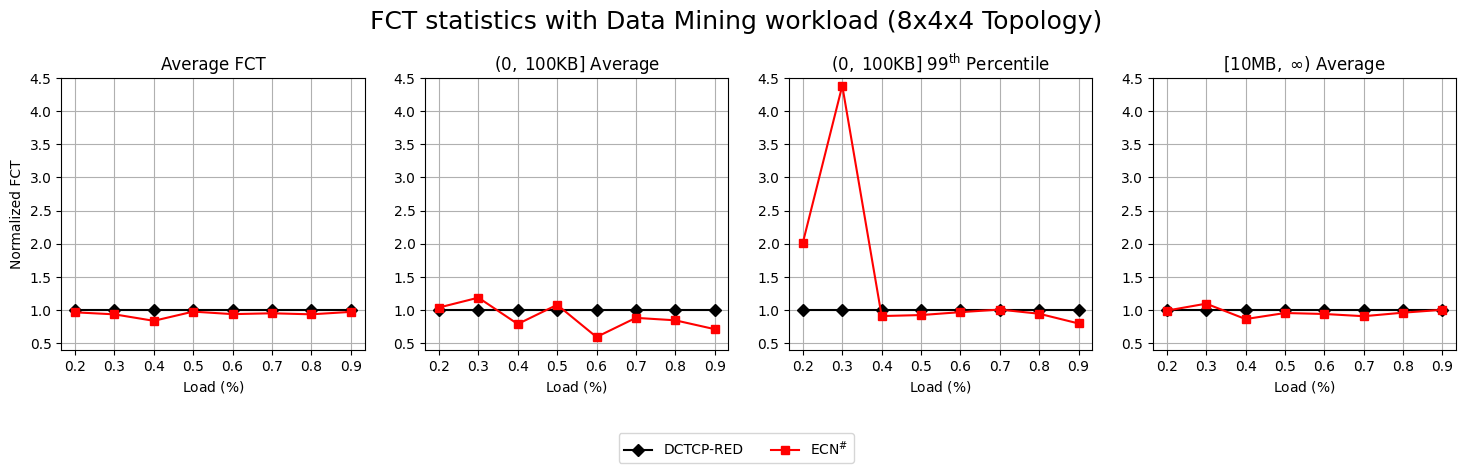
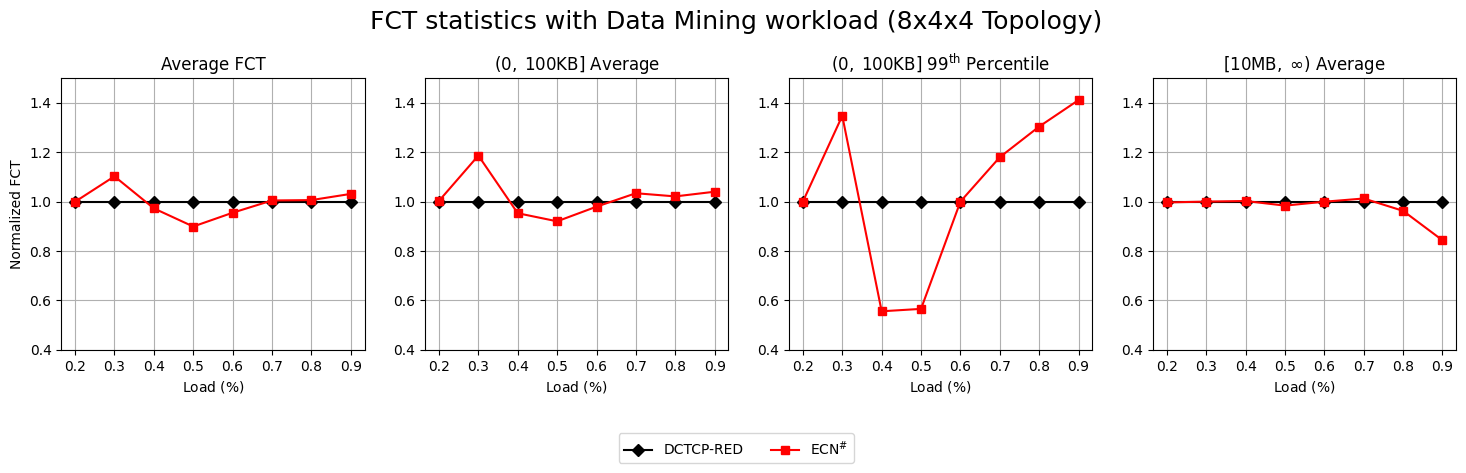
The change to this notebook cell's code, shown as a diff; its figure went from the first image to the second:
--- before
+++ after
@@ -2,6 +2,6 @@
 
 interval = [_/10 for _ in range(2, 10)]
-norm_data = data4x4_dc
-headers = list(norm_data.columns.values)[2:-1]
+norm_data = data4x4_web
+headers = list(norm_data.columns.values)[2:]
 headers_labels = ["Average FCT", "$(0, \\; 100\\text{KB}]$ Average", "$(0, \\; 100\\text{KB}]$ 99$^{\\text{th}}$ Percentile", "$[10\\text{MB}, \\; \\infty)$ Average"]
 
@@ -9,5 +9,5 @@
     ax.plot(interval, [1 for _ in interval], marker="D", color="black", label="DCTCP-RED")
     ax.plot(norm_data["load"], norm_data[headers[i]], marker="s", color="red", label="ECN$^\\#$")
-    ax.set_ylim(0.4, 4.5)
+    ax.set_ylim(0.4, 1.5)
     ax.set_title(headers_labels[i])
     ax.set_xlabel("Load ($\\%$)")

Commit: Added plots for fig13 and fig14 and finalized ipynb